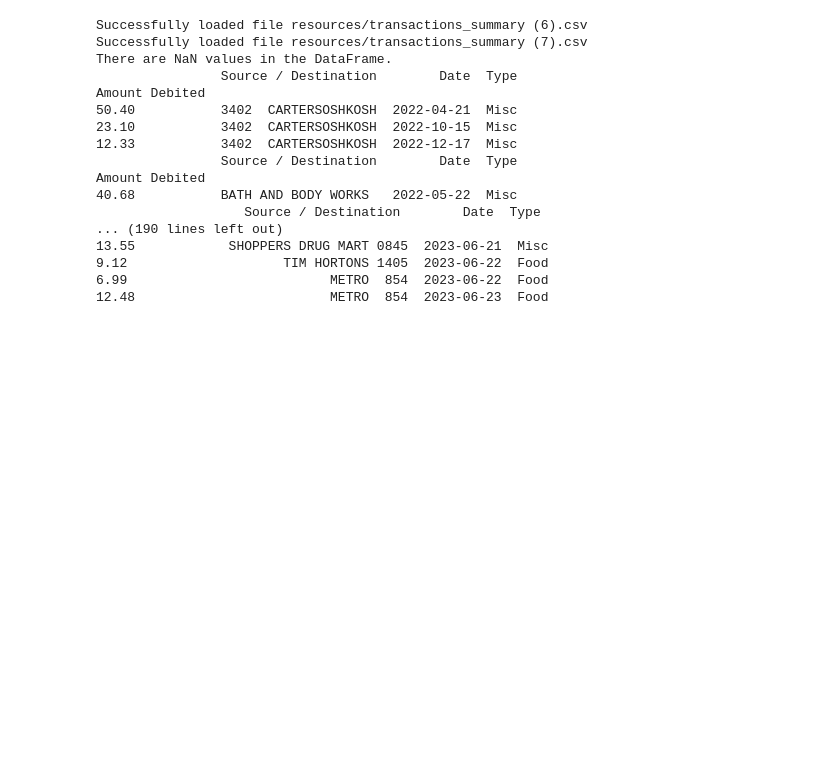
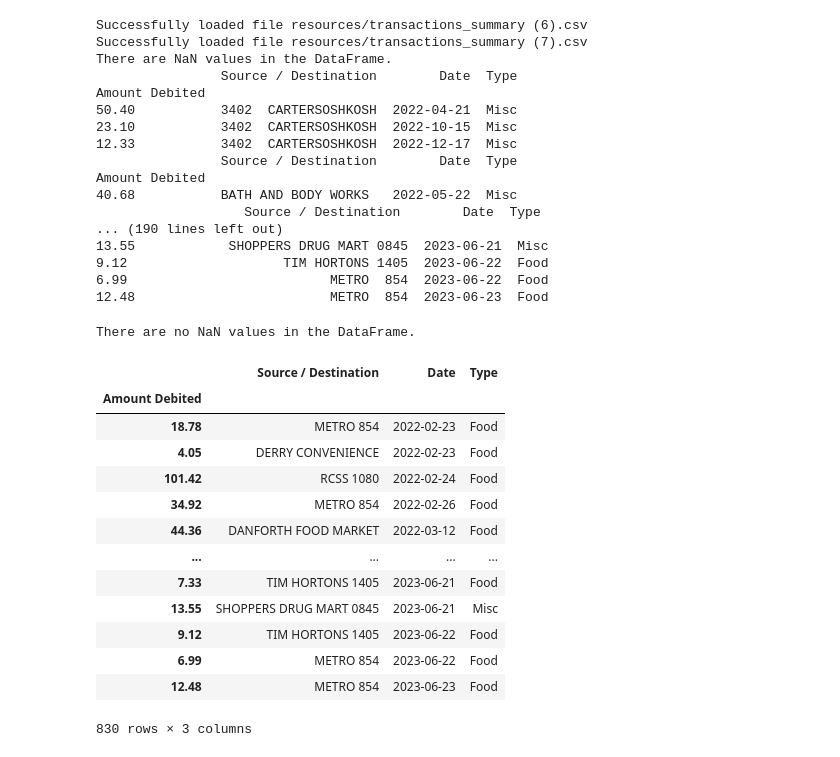
Before and after one commit to guevarch/Shakepay, a Jupyter notebook: consolidate.ipynb, the cells around one changed output. Drawn from its saved outputs; the diff is of its cells as text; code cells hidden in the pictures; blank space fills up the shorter version.

```diff
--- a/consolidate.ipynb
+++ b/consolidate.ipynb
@@ -172,3 +172,30 @@ Amount Debited
 9.12                    TIM HORTONS 1405  2023-06-22  Food
 6.99                          METRO  854  2023-06-22  Food
 12.48                         METRO  854  2023-06-23  Food
+# %%
+import pandas as pd
+
+# Check for NaN values
+if summary_spending_df.isnull().values.any():
+    print("There are NaN values in the DataFrame.")
+else:
+    print("There are no NaN values in the DataFrame.")
+# %% [output]
+There are no NaN values in the DataFrame.
+# %%
+summary_spending_df
+# %% [output]
+|  | Source / Destination | Date | Type |
+| Amount Debited |  |  |  |
+| 18.78 | METRO 854 | 2022-02-23 | Food |
+| 4.05 | DERRY CONVENIENCE | 2022-02-23 | Food |
+| 101.42 | RCSS 1080 | 2022-02-24 | Food |
+| 34.92 | METRO 854 | 2022-02-26 | Food |
+| 44.36 | DANFORTH FOOD MARKET | 2022-03-12 | Food |
+| ... | ... | ... | ... |
+| 7.33 | TIM HORTONS 1405 | 2023-06-21 | Food |
+| 13.55 | SHOPPERS DRUG MART 0845 | 2023-06-21 | Misc |
+| 9.12 | TIM HORTONS 1405 | 2023-06-22 | Food |
+| 6.99 | METRO 854 | 2023-06-22 | Food |
+| 12.48 | METRO 854 | 2023-06-23 | Food |
+830 rows × 3 columns
```
Also changed, not shown: parts of 1 cell of this notebook.
